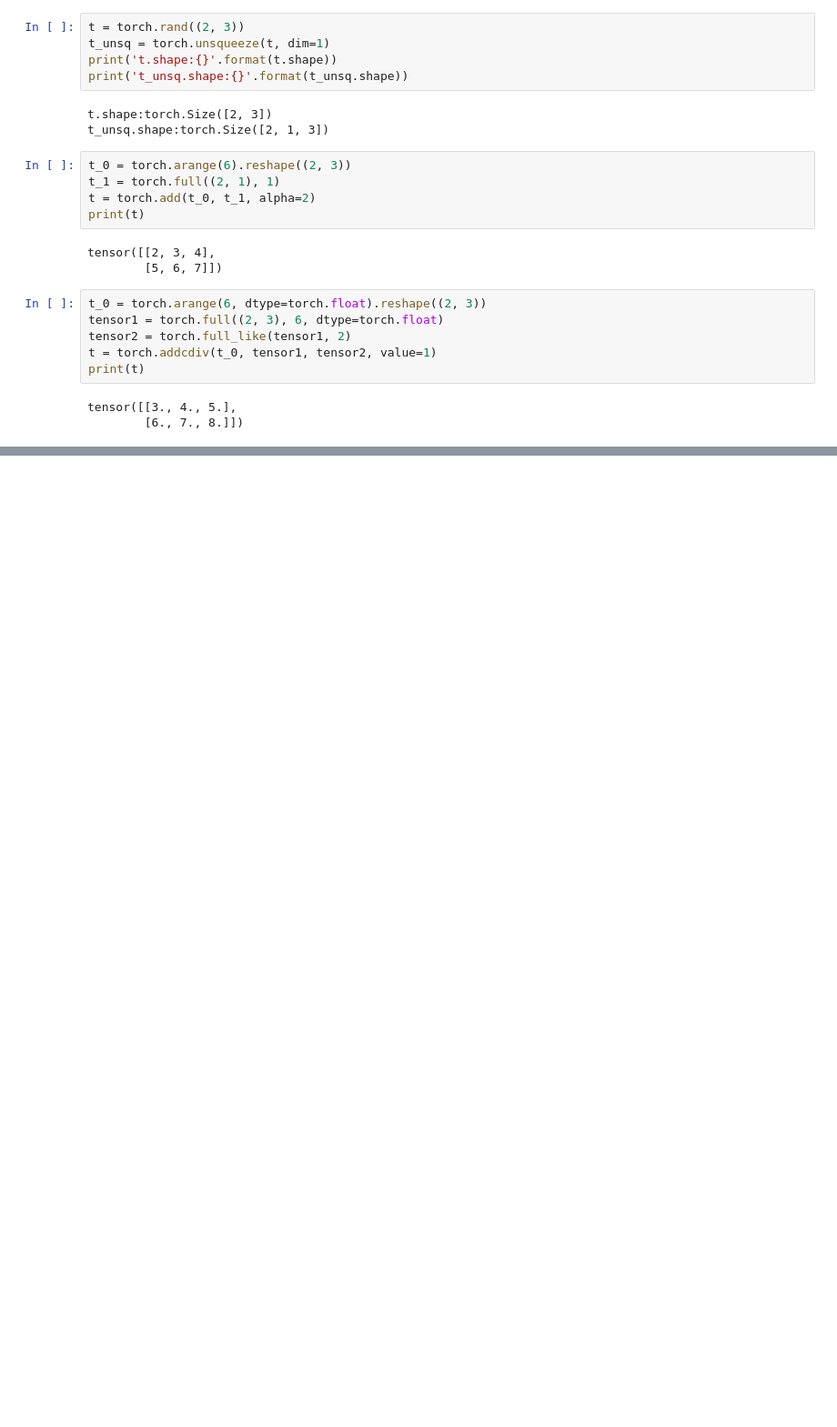
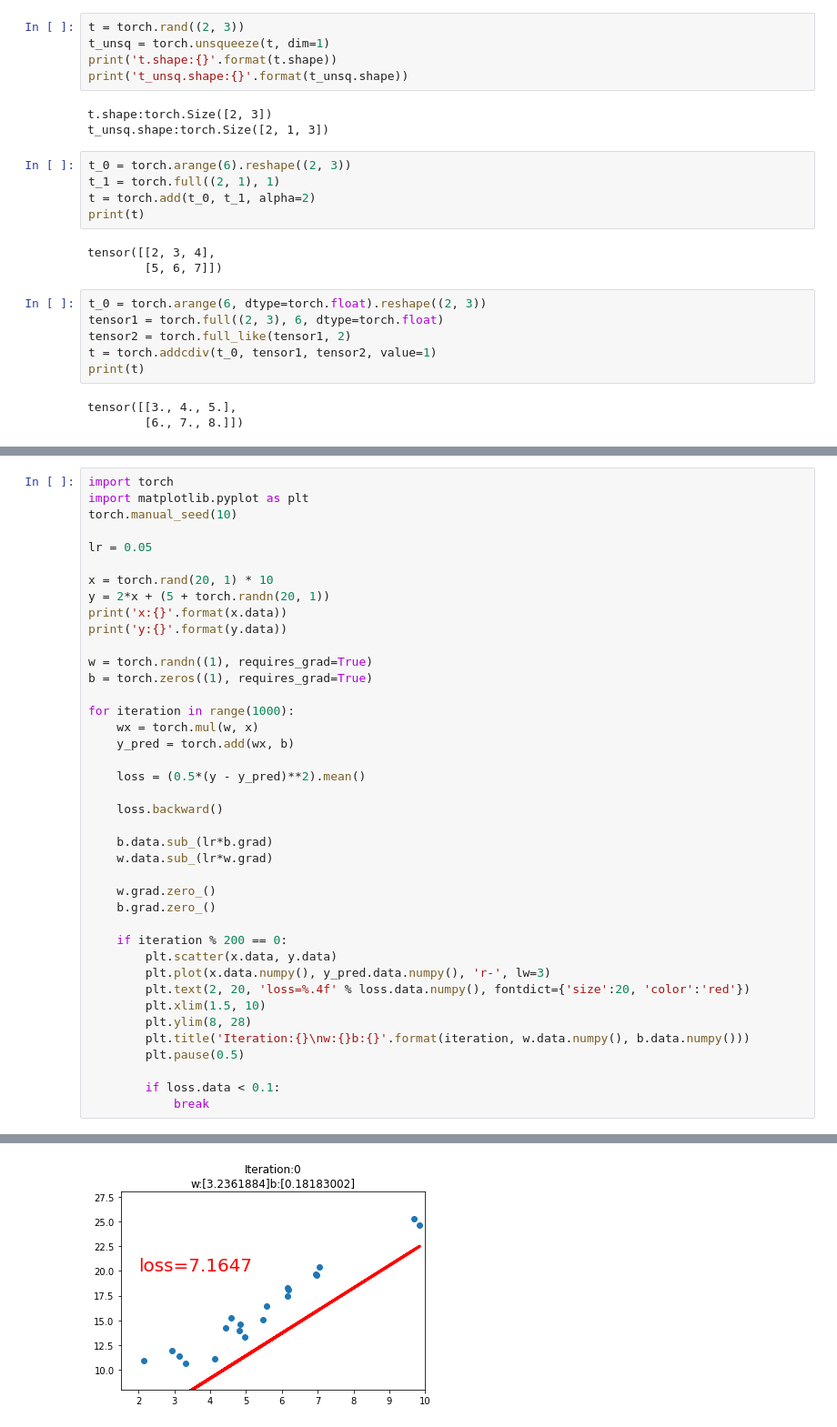
Before and after one commit to dinglq66/Pytorch-, a Jupyter notebook: 基本概念/operate_tensor.ipynb, the cells around one changed output, grey strips where cells are left out. Shown at 91% size. Cells and saved outputs as stored; diff of their text form; blank space fills up the shorter version.

```diff
--- a/基本概念/operate_tensor.ipynb
+++ b/基本概念/operate_tensor.ipynb
@@ -208,0 +218,41 @@ tensor([[3., 4., 5.],
+# %%
+import torch
+import matplotlib.pyplot as plt
+torch.manual_seed(10)
+
+lr = 0.05
+
+x = torch.rand(20, 1) * 10
+y = 2*x + (5 + torch.randn(20, 1))
+print('x:{}'.format(x.data))
+print('y:{}'.format(y.data))
+
+w = torch.randn((1), requires_grad=True)
+b = torch.zeros((1), requires_grad=True)
+
+for iteration in range(1000):
+    wx = torch.mul(w, x)
+    y_pred = torch.add(wx, b)
+
+    loss = (0.5*(y - y_pred)**2).mean()
+
+    loss.backward()
+
+    b.data.sub_(lr*b.grad)
+    w.data.sub_(lr*w.grad)
+
+    w.grad.zero_()
+    b.grad.zero_()
+
+    if iteration % 200 == 0:
+        plt.scatter(x.data, y.data)
+        plt.plot(x.data.numpy(), y_pred.data.numpy(), 'r-', lw=3)
+        plt.text(2, 20, 'loss=%.4f' % loss.data.numpy(), fontdict={'size':20, 'color':'red'})
+        plt.xlim(1.5, 10)
+        plt.ylim(8, 28)
+        plt.title('Iteration:{}\nw:{}b:{}'.format(iteration, w.data.numpy(), b.data.numpy()))
+        plt.pause(0.5)
+
+        if loss.data < 0.1:
+            break
+# %% [output]
@@ -208,0 +276 @@ tensor([[3., 4., 5.],
+[figure, added]
```
Also changed, not shown: parts of 2 cells of this notebook, 3 other files.
